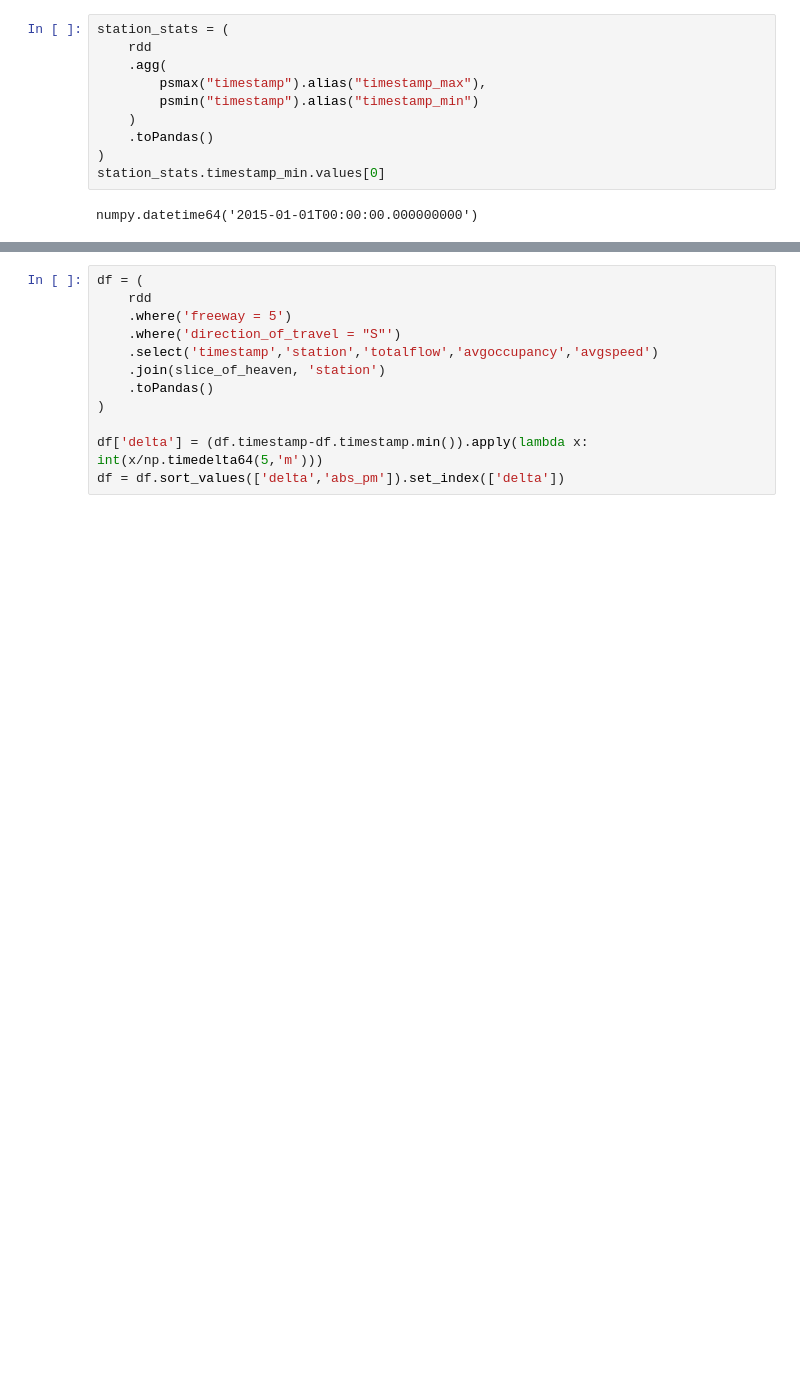
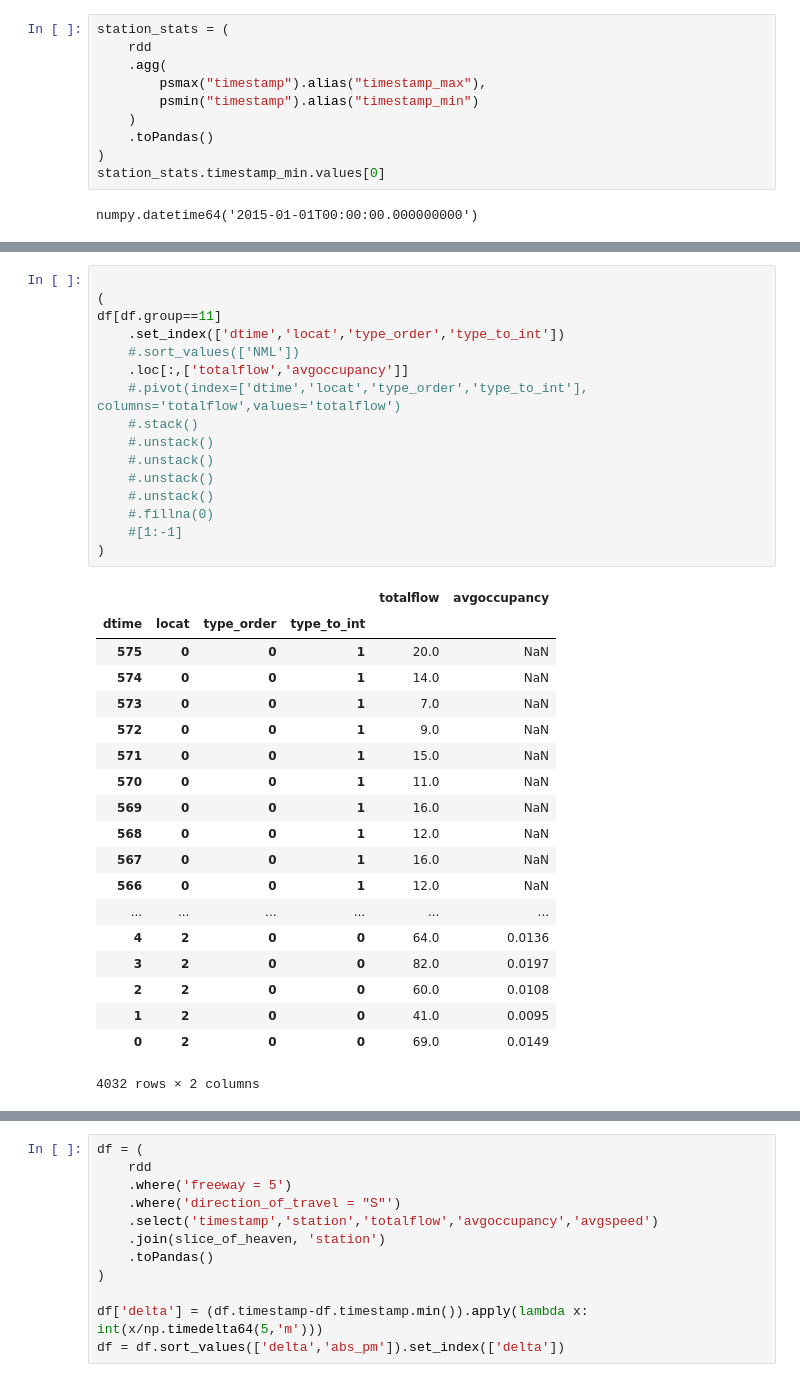
Before and after one commit to abrespect/DSE_Cohort2_Traffic_Capstone, a Jupyter notebook: cohort2/exploration/traffic_prediction_model.ipynb, the cells around one changed output, grey strips where cells are left out. Drawn from its saved outputs; the diff is of its cells as text; blank space fills up the shorter version.

```diff
--- a/cohort2/exploration/traffic_prediction_model.ipynb
+++ b/cohort2/exploration/traffic_prediction_model.ipynb
@@ -410,0 +438,36 @@ slice_of_heaven.show()
+# %%
+
+(
+df[df.group==11]
+    .set_index(['dtime','locat','type_order','type_to_int'])
+    #.sort_values(['NML'])
+    .loc[:,['totalflow','avgoccupancy']]
+    #.pivot(index=['dtime','locat','type_order','type_to_int'], columns='totalflow',values='totalflow')
+    #.stack()
+    #.unstack()
+    #.unstack()
+    #.unstack()
+    #.unstack()
+    #.fillna(0)
+    #[1:-1]
+)
+# %% [output]
+|  |  |  |  | totalflow | avgoccupancy |
+| dtime | locat | type_order | type_to_int |  |  |
+| 575 | 0 | 0 | 1 | 20.0 | NaN |
+| 574 | 0 | 0 | 1 | 14.0 | NaN |
+| 573 | 0 | 0 | 1 | 7.0 | NaN |
+| 572 | 0 | 0 | 1 | 9.0 | NaN |
+| 571 | 0 | 0 | 1 | 15.0 | NaN |
+| 570 | 0 | 0 | 1 | 11.0 | NaN |
+| 569 | 0 | 0 | 1 | 16.0 | NaN |
+| 568 | 0 | 0 | 1 | 12.0 | NaN |
+| 567 | 0 | 0 | 1 | 16.0 | NaN |
+| 566 | 0 | 0 | 1 | 12.0 | NaN |
+| ... | ... | ... | ... | ... | ... |
+| 4 | 2 | 0 | 0 | 64.0 | 0.0136 |
+| 3 | 2 | 0 | 0 | 82.0 | 0.0197 |
+| 2 | 2 | 0 | 0 | 60.0 | 0.0108 |
+| 1 | 2 | 0 | 0 | 41.0 | 0.0095 |
+| 0 | 2 | 0 | 0 | 69.0 | 0.0149 |
+4032 rows × 2 columns
```
Also changed, not shown: parts of 61 cells of this notebook.
